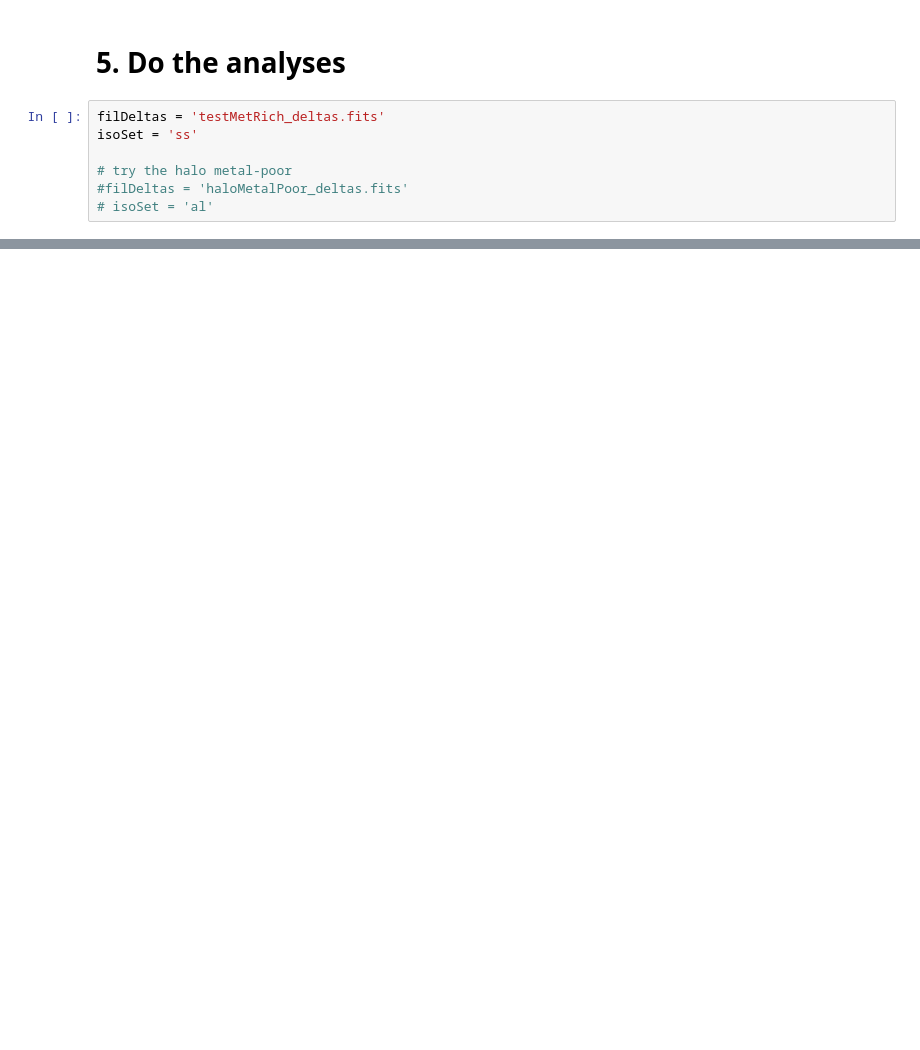
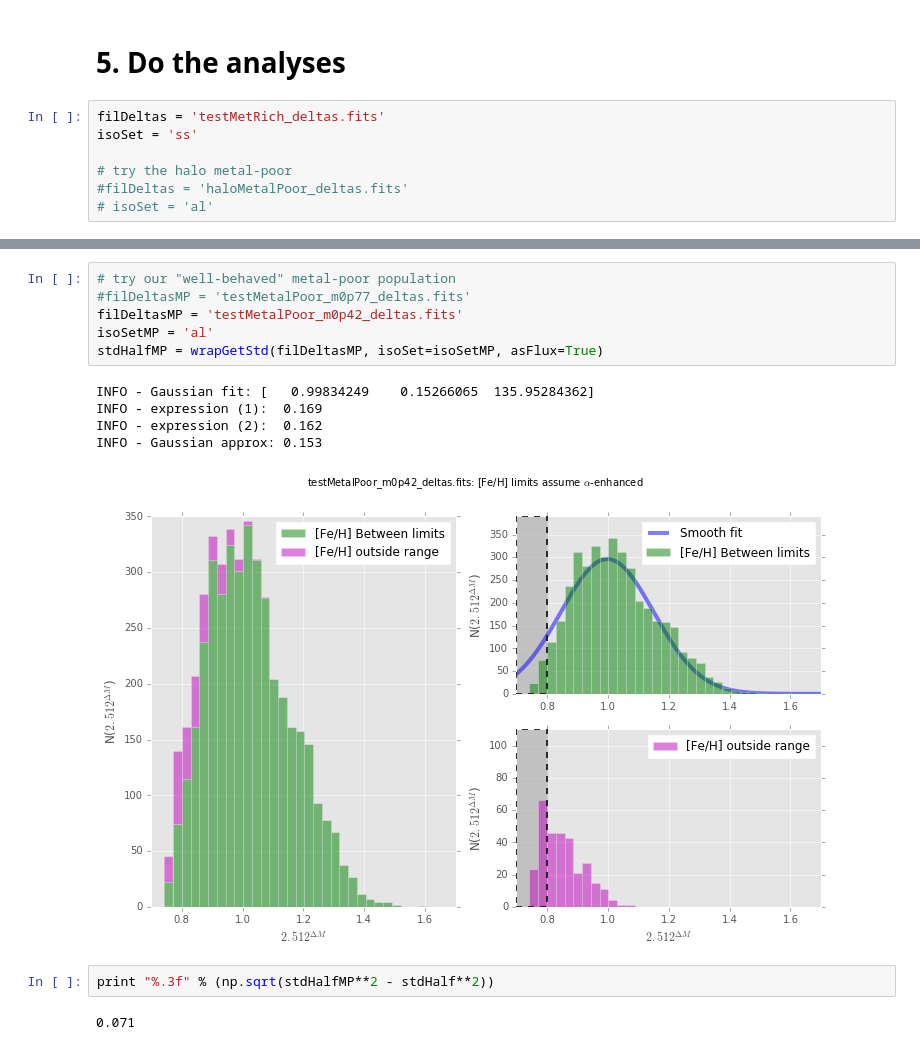
Before and after one commit to willclarkson/bastiTest, a Jupyter notebook: notebooks/2017-09-09_mitigateDeltaWrap.ipynb, the cells around one changed output, grey strips where cells are left out. Saved outputs shown, nothing was run; the diff lists cells and outputs as text; blank space fills up the shorter version.

```diff
--- a/notebooks/2017-09-09_mitigateDeltaWrap.ipynb
+++ b/notebooks/2017-09-09_mitigateDeltaWrap.ipynb
@@ -260,0 +285,16 @@ INFO - Gaussian approx: 0.119
+# %%
+# try our "well-behaved" metal-poor population
+#filDeltasMP = 'testMetalPoor_m0p77_deltas.fits'
+filDeltasMP = 'testMetalPoor_m0p42_deltas.fits'
+isoSetMP = 'al'
+stdHalfMP = wrapGetStd(filDeltasMP, isoSet=isoSetMP, asFlux=True)
+# %% [output]
+INFO - Gaussian fit: [   0.99834249    0.15266065  135.95284362]
+INFO - expression (1):  0.169
+INFO - expression (2):  0.162
+INFO - Gaussian approx: 0.153
+[figure, added]
+# %%
+print "%.3f" % (np.sqrt(stdHalfMP**2 - stdHalf**2))
+# %% [output]
+0.071
```
Also changed, not shown: parts of 3 cells of this notebook, 18 other files.
